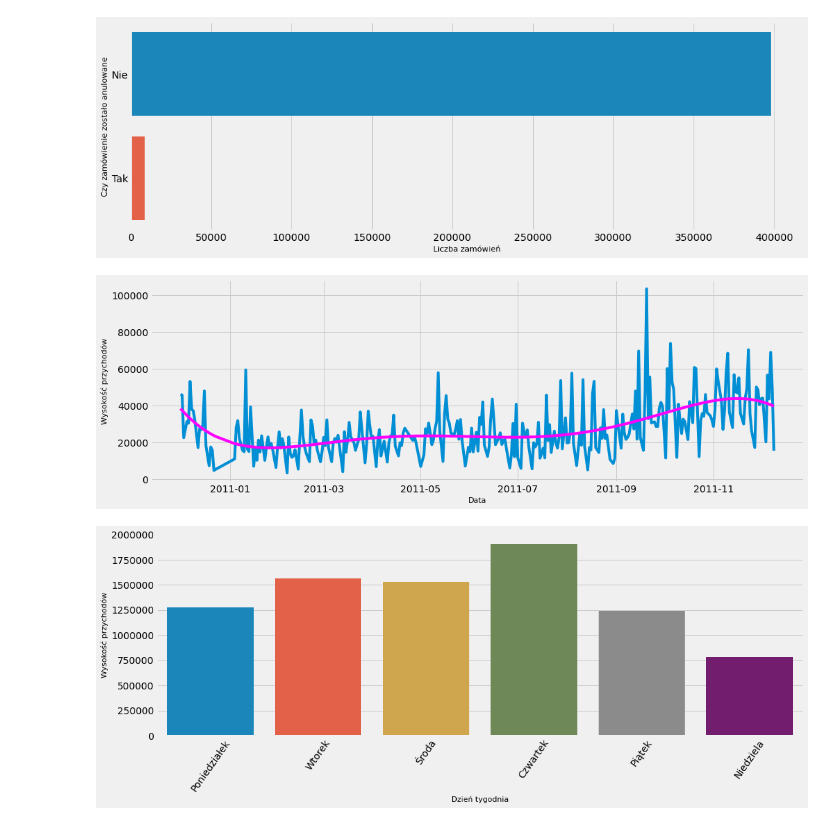
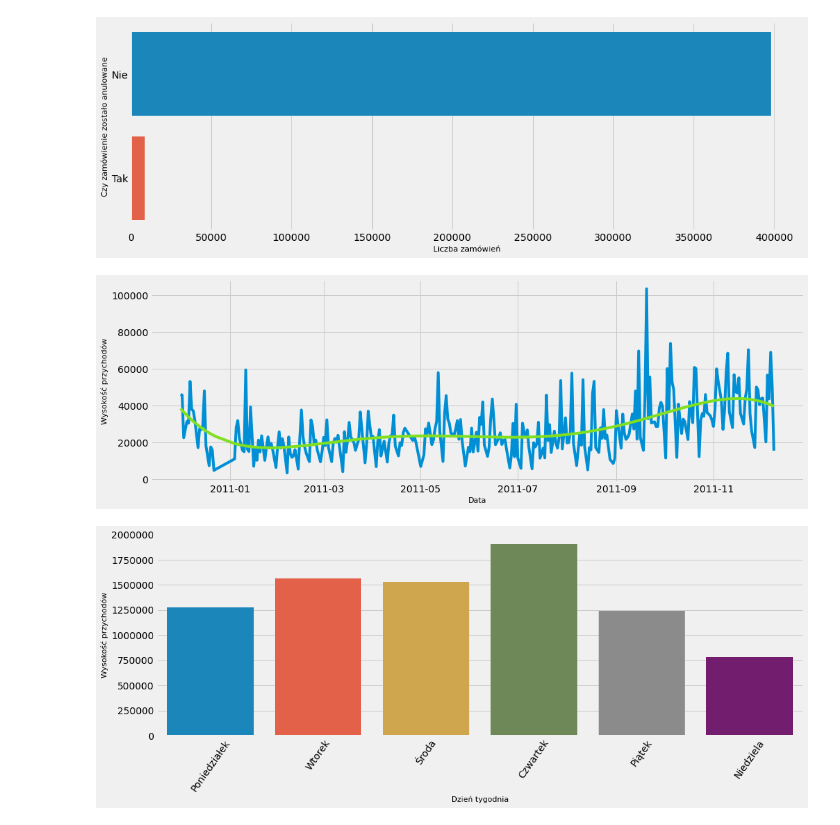
Before and after one commit to kkowalczykk/k-means-segmentation, a Jupyter notebook: main.ipynb, the cells around one changed output. Saved outputs shown, nothing was run; the diff lists cells and outputs as text; code cells hidden in the pictures.

```diff
--- a/main.ipynb
+++ b/main.ipynb
@@ -197,14 +197,14 @@ revenue_by_date = revenue_df.groupby('date')['TotalPrice'].sum()
 # %%
 plt.figure(1 , figsize = (15 , 5))
 z = np.polyfit(date2num(revenue_by_date.index), revenue_by_date.values, 5)
 n = np.poly1d(z)(date2num(revenue_by_date.index))
 sns.lineplot(revenue_by_date.index, revenue_by_date.values)
-sns.lineplot(date2num(revenue_by_date.index), n, color="magenta")
+sns.lineplot(date2num(revenue_by_date.index), n, color="#81DF20")
 plt.ylabel('Wysokość przychodów', fontsize=11)
 plt.xlabel('Data', fontsize=11)
 plt.show()
 # %% [output]
-[figure, old version]
+[figure, new version]
 # %%
 revenue_by_day = df.groupby('InvoiceDayOfWeekNumber')['TotalPrice'].sum().sort_index()
 # %%
```
Also changed, not shown: parts of 4 cells of this notebook.
